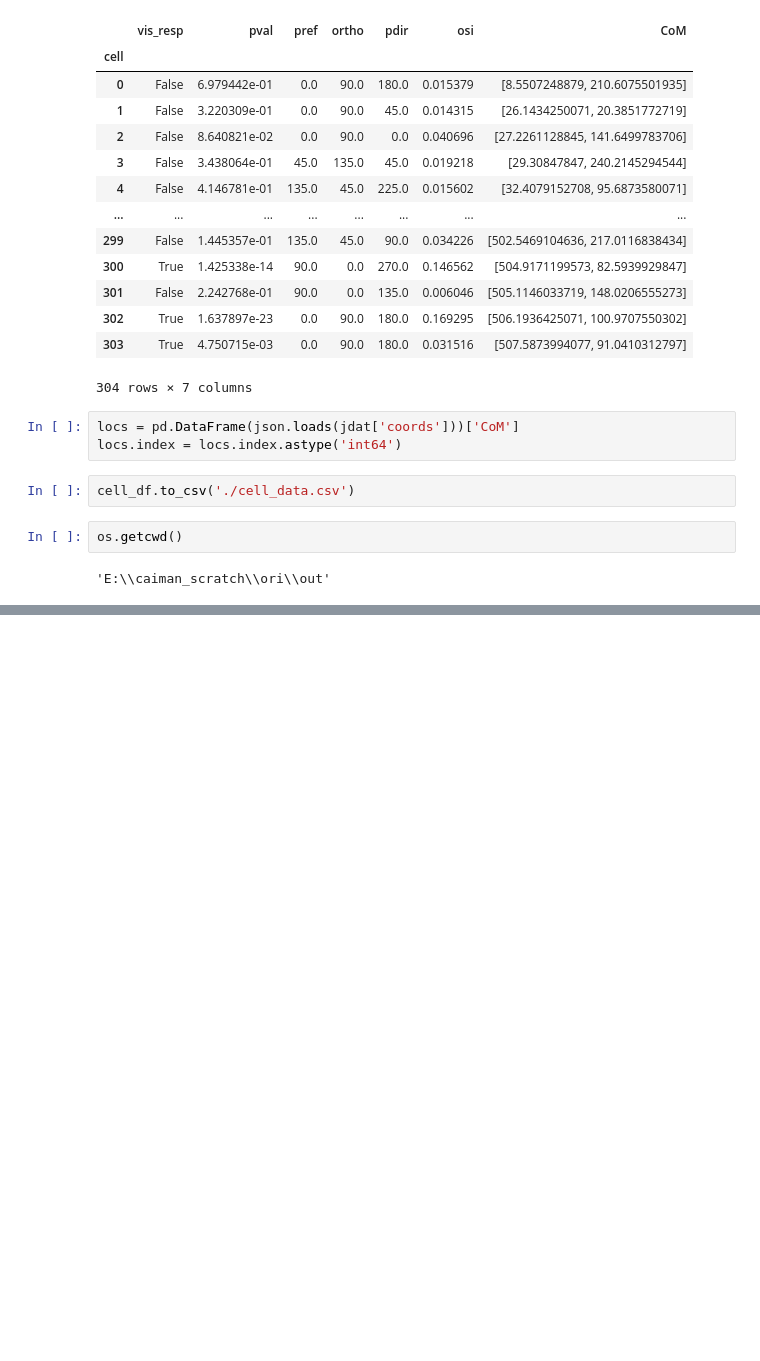
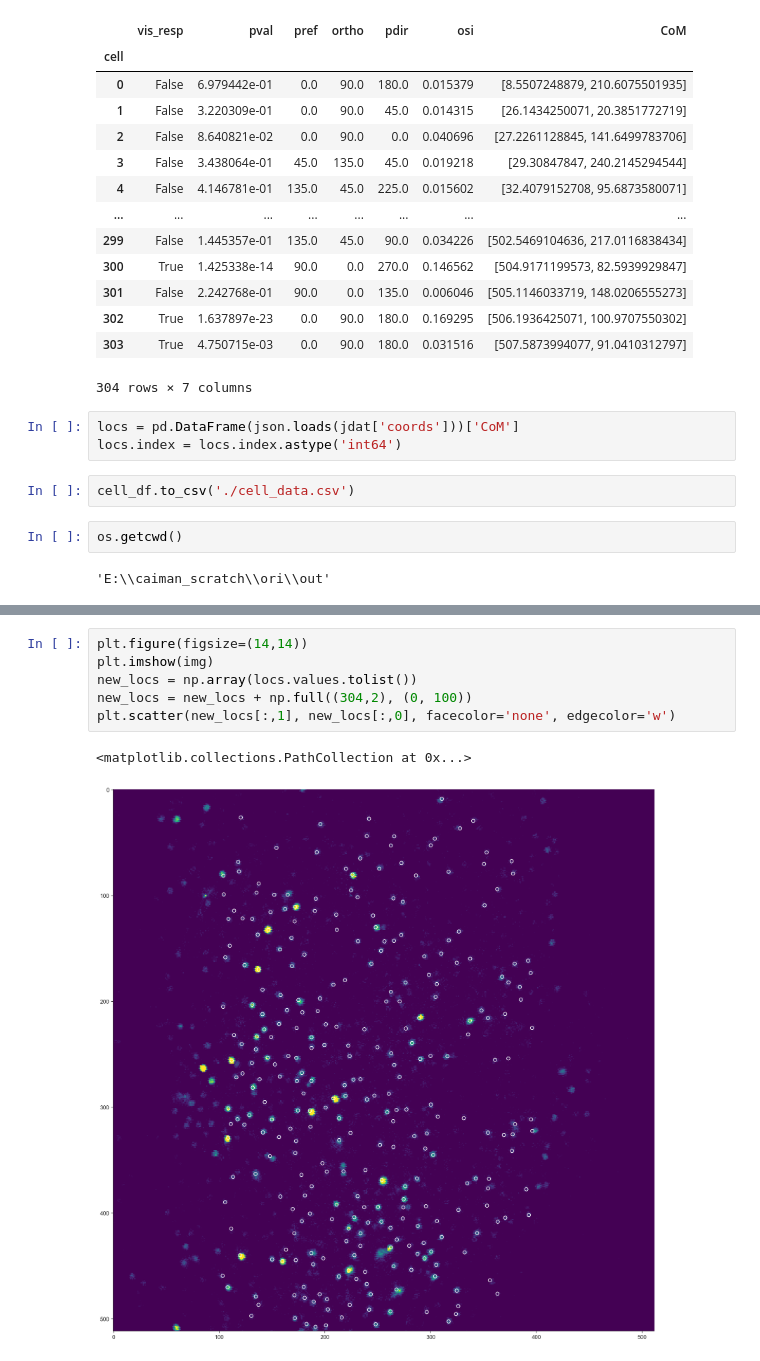
Before and after one commit to willyh101/caiman_online, a Jupyter notebook: final analysis tests.ipynb, the cells around one changed output, grey strips where cells are left out. Saved outputs shown, nothing was run; the diff lists cells and outputs as text; blank space fills up the shorter version.

```diff
--- a/final analysis tests.ipynb
+++ b/final analysis tests.ipynb
@@ -161,0 +174,9 @@ os.getcwd()
+# %%
+plt.figure(figsize=(14,14))
+plt.imshow(img)
+new_locs = np.array(locs.values.tolist())
+new_locs = new_locs + np.full((304,2), (0, 100))
+plt.scatter(new_locs[:,1], new_locs[:,0], facecolor='none', edgecolor='w')
+# %% [output]
+<matplotlib.collections.PathCollection at 0x...>
+[figure, added]
```
Also changed, not shown: parts of 2 cells of this notebook.
